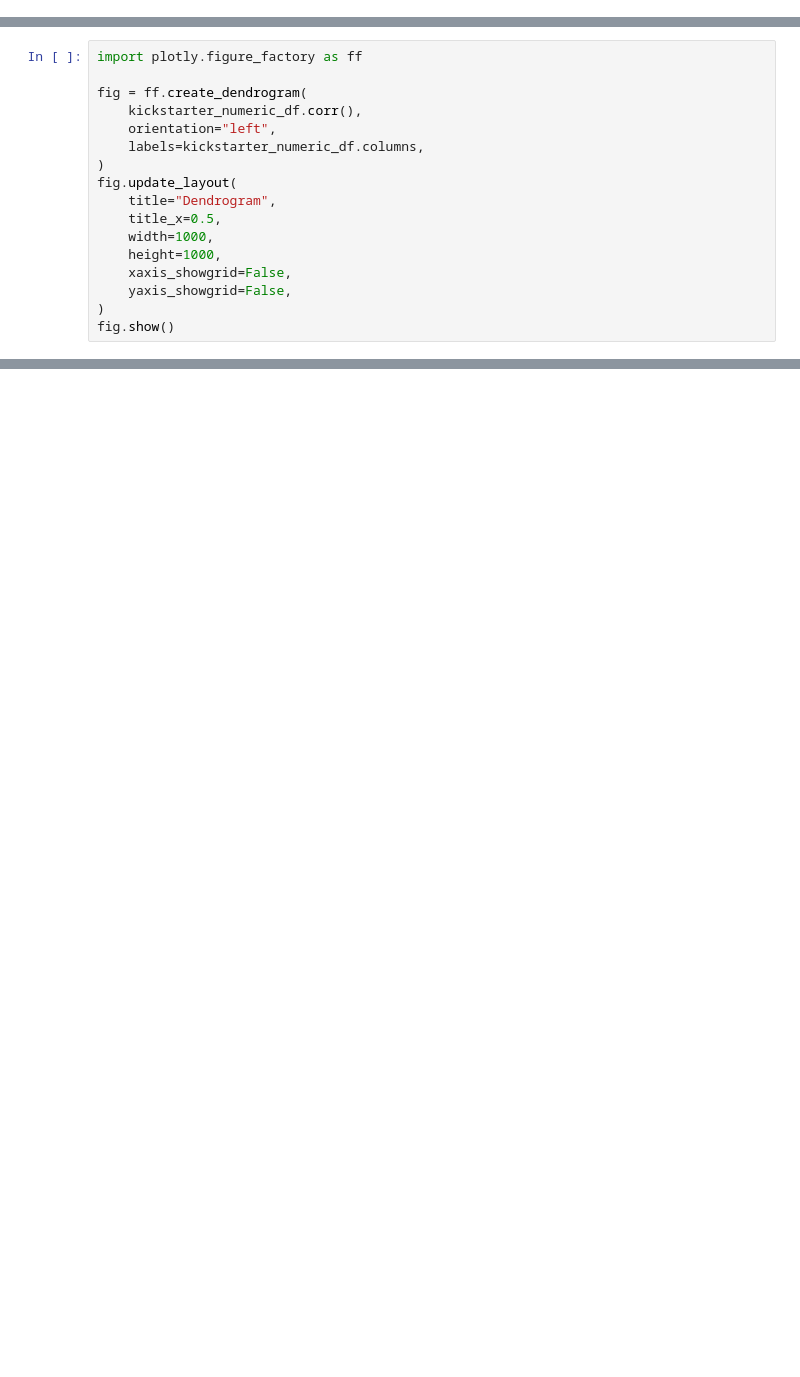
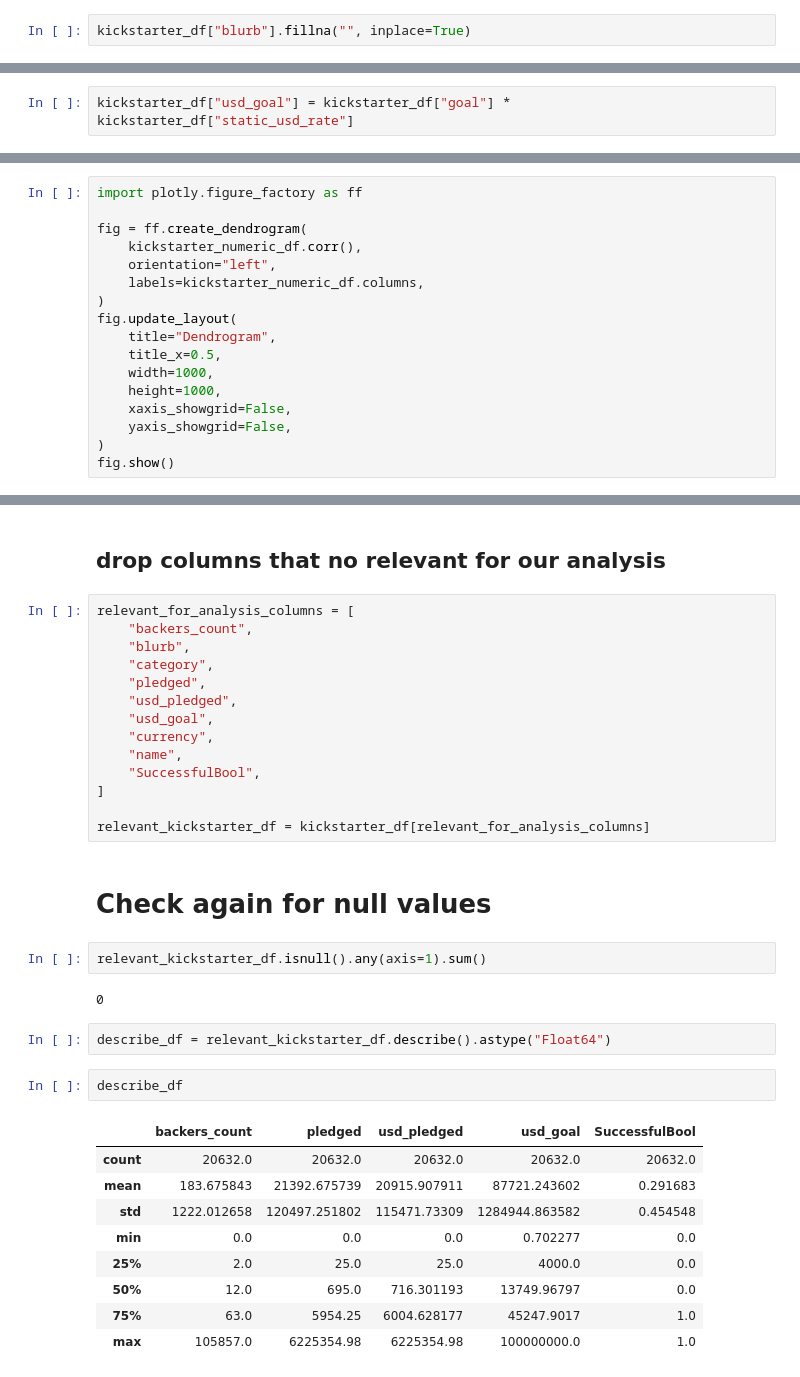
Before and after one commit to avidang/Data_project, a Jupyter notebook: Part5.Team8.eda.ipynb, the cells around one changed output, grey strips where cells are left out. Drawn from its saved outputs; the diff is of its cells as text; blank space fills up the shorter version.

```diff
--- a/h1_h2_backers_goal_pledged.ipynb
+++ b/Part5.Team8.eda.ipynb
@@ -94,0 +119,2 @@ kickstarter_numeric_df = kickstarter_df.select_dtypes(include=["number"])
+# %%
+kickstarter_df["blurb"].fillna("", inplace=True)
@@ -94,0 +123,2 @@ kickstarter_numeric_df = kickstarter_df.select_dtypes(include=["number"])
+# %%
+kickstarter_df["usd_goal"] = kickstarter_df["goal"] * kickstarter_df["static_usd_rate"]
@@ -714,0 +497,36 @@ weighted avg       0.98      0.98      0.98      6190
+# %% [markdown]
+## drop columns that no relevant for our analysis
+# %%
+relevant_for_analysis_columns = [
+    "backers_count",
+    "blurb",
+    "category",
+    "pledged",
+    "usd_pledged",
+    "usd_goal",
+    "currency",
+    "name",
+    "SuccessfulBool",
+]
+
+relevant_kickstarter_df = kickstarter_df[relevant_for_analysis_columns]
+# %% [markdown]
+# Check again for null values
+# %%
+relevant_kickstarter_df.isnull().any(axis=1).sum()
+# %% [output]
+0
+# %%
+describe_df = relevant_kickstarter_df.describe().astype("Float64")
+# %%
+describe_df
+# %% [output]
+|  | backers_count | pledged | usd_pledged | usd_goal | SuccessfulBool |
+| count | 20632.0 | 20632.0 | 20632.0 | 20632.0 | 20632.0 |
+| mean | 183.675843 | 21392.675739 | 20915.907911 | 87721.243602 | 0.291683 |
+| std | 1222.012658 | 120497.251802 | 115471.73309 | 1284944.863582 | 0.454548 |
+| min | 0.0 | 0.0 | 0.0 | 0.702277 | 0.0 |
+| 25% | 2.0 | 25.0 | 25.0 | 4000.0 | 0.0 |
+| 50% | 12.0 | 695.0 | 716.301193 | 13749.96797 | 0.0 |
+| 75% | 63.0 | 5954.25 | 6004.628177 | 45247.9017 | 1.0 |
+| max | 105857.0 | 6225354.98 | 6225354.98 | 100000000.0 | 1.0 |
```
Also changed, not shown: parts of 121 cells of this notebook, 8 other files.
